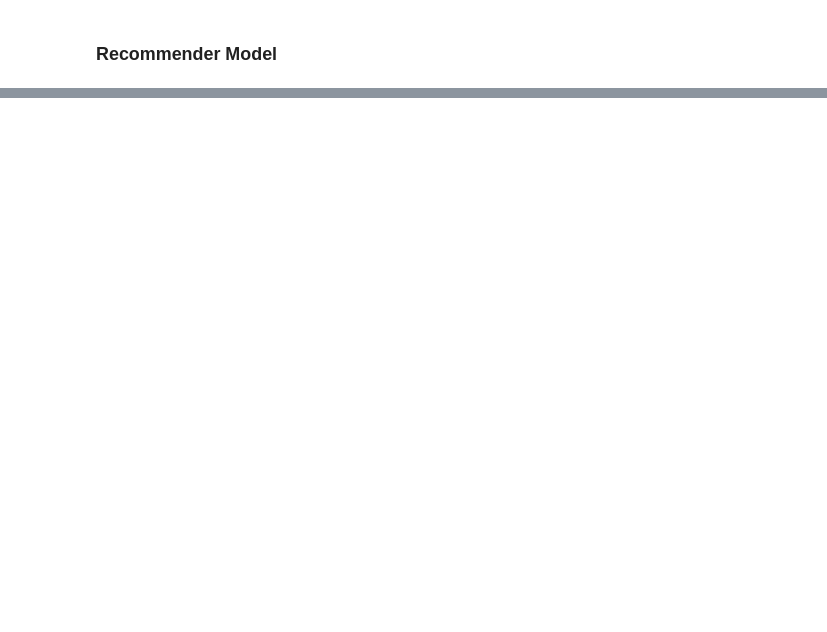
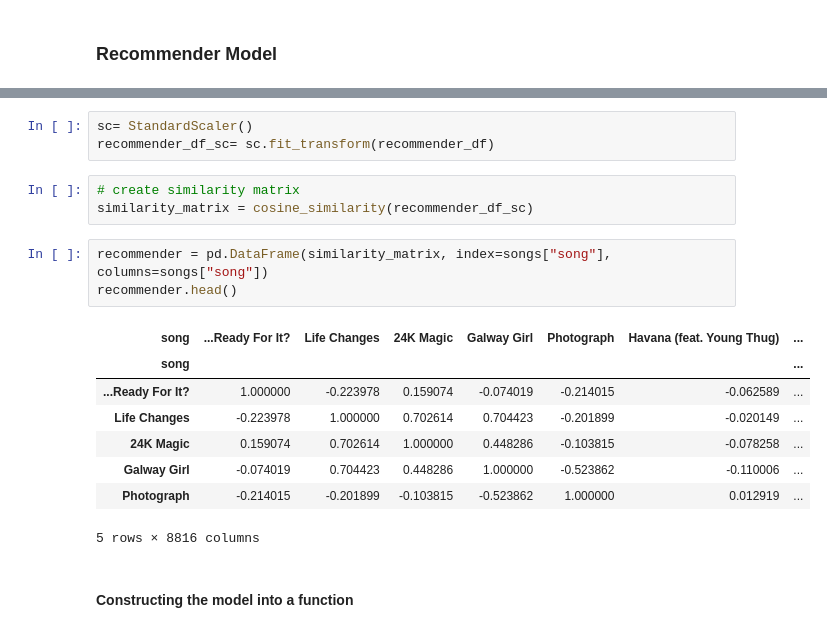
Before and after one commit to vedapatel99/song_classification_playlist_generator, a Jupyter notebook: notebooks/03_Modeling_Evaluation.ipynb, the cells around one changed output, grey strips where cells are left out. Saved outputs shown, nothing was run; the diff lists cells and outputs as text; blank space fills up the shorter version.

```diff
--- a/notebooks/03_Modeling_Evaluation.ipynb
+++ b/notebooks/03_Modeling_Evaluation.ipynb
@@ -310,0 +382,20 @@ It looks like when the model is mispredicting it is choosing to place the song i
+# %%
+sc= StandardScaler()
+recommender_df_sc= sc.fit_transform(recommender_df)
+# %%
+# create similarity matrix
+similarity_matrix = cosine_similarity(recommender_df_sc)
+# %%
+recommender = pd.DataFrame(similarity_matrix, index=songs["song"], columns=songs["song"])
+recommender.head()
+# %% [output]
+| song | ...Ready For It? | Life Changes | 24K Magic | Galway Girl | Photograph | Havana (feat. Young Thug) | ... |
+| song |  |  |  |  |  |  | ... |
+| ...Ready For It? | 1.000000 | -0.223978 | 0.159074 | -0.074019 | -0.214015 | -0.062589 | ... |
+| Life Changes | -0.223978 | 1.000000 | 0.702614 | 0.704423 | -0.201899 | -0.020149 | ... |
+| 24K Magic | 0.159074 | 0.702614 | 1.000000 | 0.448286 | -0.103815 | -0.078258 | ... |
+| Galway Girl | -0.074019 | 0.704423 | 0.448286 | 1.000000 | -0.523862 | -0.110006 | ... |
+| Photograph | -0.214015 | -0.201899 | -0.103815 | -0.523862 | 1.000000 | 0.012919 | ... |
+5 rows × 8816 columns
+# %% [markdown]
+#### Constructing the model into a function
```
Also changed, not shown: parts of 20 cells of this notebook, 1 other file.
